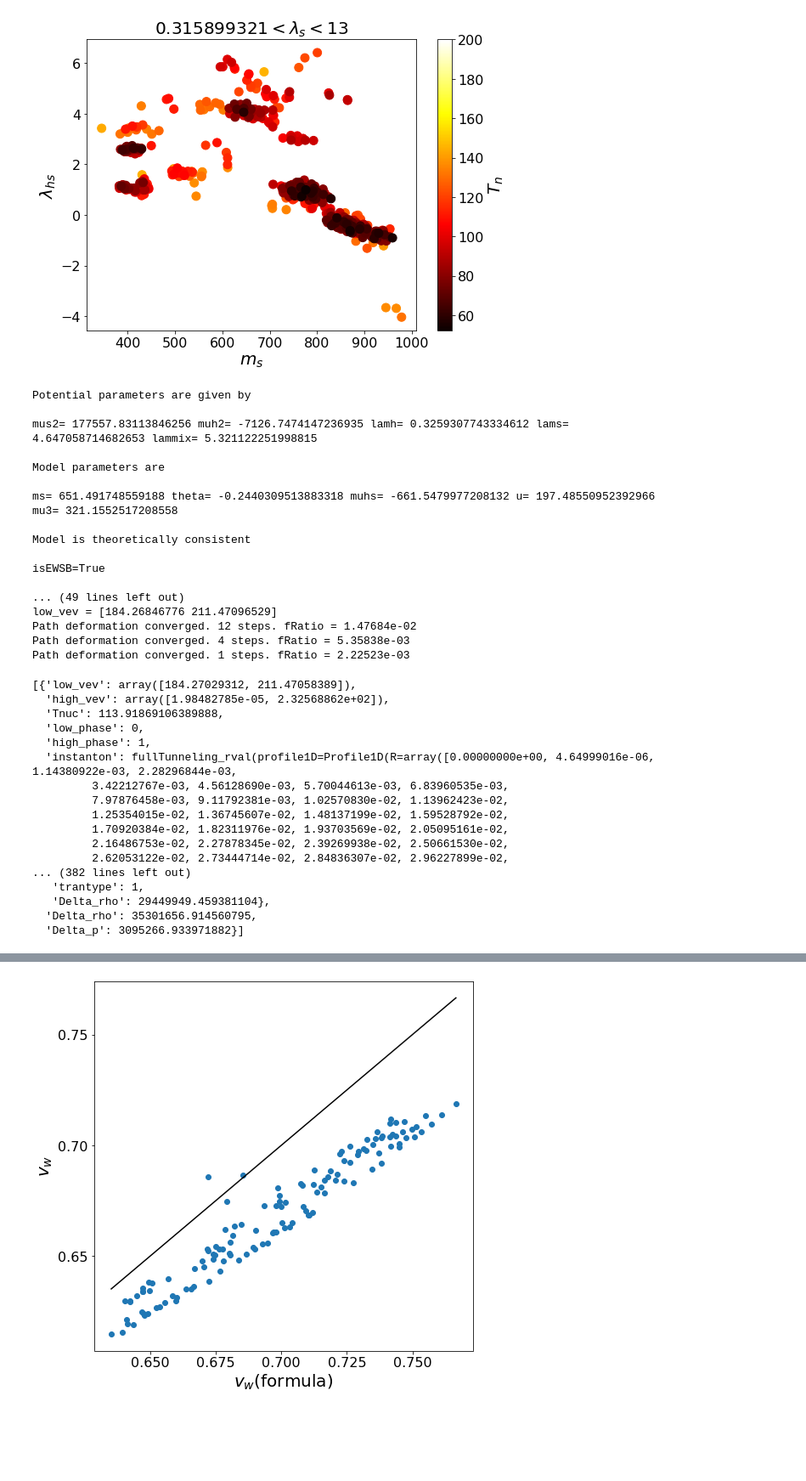
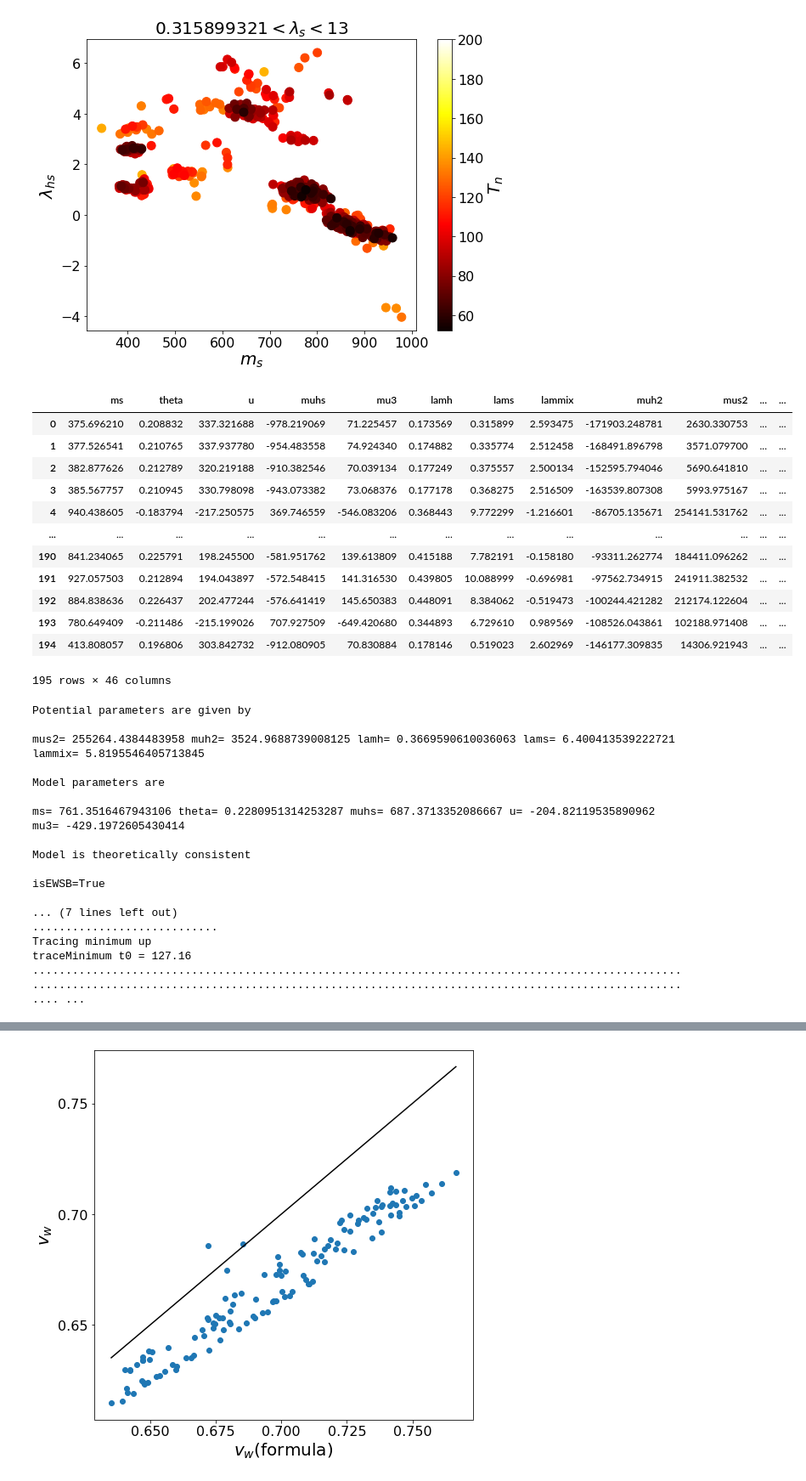
Before and after one commit to PB-316/Z_2breaking-PT-BAU, a Jupyter notebook: wall_veclocity_Z2_breaking.ipynb, the cells around one changed output, grey strips where cells are left out. Shown at 85% size. Saved outputs shown, nothing was run; the diff lists cells and outputs as text; code cells hidden in the pictures; blank space fills up the shorter version.

```diff
--- a/wall_veclocity_Z2_breaking.ipynb
+++ b/wall_veclocity_Z2_breaking.ipynb
@@ -1772,17 +1774,35 @@ plt.tight_layout()
 plt.show()
 # %% [output]
 [figure]
+# %%
+
+
+df=pd.read_csv("SCANS/On_Shell_STRONG_new.csv",index_col=0)
+df1=pd.read_csv("SCANS/Z2_breaking_sols_old.csv",index_col=0)
+df1=pd.read_csv("SCANS/BAU/Z2_breaking_sols_BAU.csv",index_col=0)
+
+df=df[df.alpha_max<df1.alpha_max.min()]
+df
+# %% [output]
+|  | ms | theta | u | muhs | mu3 | lamh | lams | lammix | muh2 | mus2 | ... | ... |
+| 0 | 375.696210 | 0.208832 | 337.321688 | -978.219069 | 71.225457 | 0.173569 | 0.315899 | 2.593475 | -171903.248781 | 2630.330753 | ... | ... |
+| 1 | 377.526541 | 0.210765 | 337.937780 | -954.483558 | 74.924340 | 0.174882 | 0.335774 | 2.512458 | -168491.896798 | 3571.079700 | ... | ... |
+| 2 | 382.877626 | 0.212789 | 320.219188 | -910.382546 | 70.039134 | 0.177249 | 0.375557 | 2.500134 | -152595.794046 | 5690.641810 | ... | ... |
+| 3 | 385.567757 | 0.210945 | 330.798098 | -943.073382 | 73.068376 | 0.177178 | 0.368275 | 2.516509 | -163539.807308 | 5993.975167 | ... | ... |
+| 4 | 940.438605 | -0.183794 | -217.250575 | 369.746559 | -546.083206 | 0.368443 | 9.772299 | -1.216601 | -86705.135671 | 254141.531762 | ... | ... |
+| ... | ... | ... | ... | ... | ... | ... | ... | ... | ... | ... | ... | ... |
+| 190 | 841.234065 | 0.225791 | 198.245500 | -581.951762 | 139.613809 | 0.415188 | 7.782191 | -0.158180 | -93311.262774 | 184411.096262 | ... | ... |
+| 191 | 927.057503 | 0.212894 | 194.043897 | -572.548415 | 141.316530 | 0.439805 | 10.088999 | -0.696981 | -97562.734915 | 241911.382532 | ... | ... |
+| 192 | 884.838636 | 0.226437 | 202.477244 | -576.641419 | 145.650383 | 0.448091 | 8.384062 | -0.519473 | -100244.421282 | 212174.122604 | ... | ... |
+| 193 | 780.649409 | -0.211486 | -215.199026 | 707.927509 | -649.420680 | 0.344893 | 6.729610 | 0.989569 | -108526.043861 | 102188.971408 | ... | ... |
+| 194 | 413.808057 | 0.196806 | 303.842732 | -912.080905 | 70.830884 | 0.178146 | 0.519023 | 2.602969 | -146177.309835 | 14306.921943 | ... | ... |
+195 rows × 46 columns
 # %%
-df1=pd.read_csv("SCANS/BAU/Z2_breaking_sols_BAU.csv",index_col=[0]).sort_values("alpha_max").drop_duplicates()
-df=pd.read_csv("SCANS/to_test_BAU.csv",index_col=[0]).sort_values("alpha_max").drop_duplicates()
-df=df[df.alpha_max<df1.alpha_max.min()]
-df=df.iloc[2:-1]
-#df=df.iloc[[1,14,16,17,19,21,22,23,24,25,26,27,28,29,30,31,32]]
-#df=df.iloc[[1,16,17,19,21,22,23,24,25,26,27,28,30,32]]
-df=df.iloc[[24,25,26,27,28,30,32]]
+df=pd.read_csv("SCANS/Z2_breaking_sols.csv",index_col=0)
+df=df[np.isnan(df.vw)]
 
 #modi=np.random.randint(0,len(df))
-modi=1
+modi=0
 
 m=model1(ms = df.iloc[modi].ms, theta =df.iloc[modi].theta, muhs = df.iloc[modi].muhs,
          u = df.iloc[modi].u, mu3 =df.iloc[modi].mu3)
@@ -1793,41 +1813,21 @@ alltrans=m.findAllTransitions()
 # %% [output]
 Potential parameters are given by
 
-mus2= 177557.83113846256 muh2= -7126.7474147236935 lamh= 0.3259307743334612 lams= 4.647058714682653 lammix= 5.321122251998815
+mus2= 255264.4384483958 muh2= 3524.9688739008125 lamh= 0.3669590610036063 lams= 6.400413539222721 lammix= 5.8195546405713845
 
 Model parameters are
 
-ms= 651.491748559188 theta= -0.2440309513883318 muhs= -661.5479977208132 u= 197.48550952392966 mu3= 321.1552517208558
+ms= 761.3516467943106 theta= 0.2280951314253287 muhs= 687.3713352086667 u= -204.82119535890962 mu3= -429.1972605430414
 
 Model is theoretically consistent
 
 isEWSB=True
 
-... (49 lines left out)
-low_vev = [184.26846776 211.47096529]
-Path deformation converged. 12 steps. fRatio = 1.47684e-02
-Path deformation converged. 4 steps. fRatio = 5.35838e-03
-Path deformation converged. 1 steps. fRatio = 2.22523e-03
+... (7 lines left out)
+............................
+Tracing minimum up
+traceMinimum t0 = 127.16
+........................................................................................................................................................................................................ ...
-# %%
-alltrans
-# %% [output]
-[{'low_vev': array([184.27029312, 211.47058389]),
-  'high_vev': array([1.98482785e-05, 2.32568862e+02]),
-  'Tnuc': 113.91869106389888,
-  'low_phase': 0,
-  'high_phase': 1,
-  'instanton': fullTunneling_rval(profile1D=Profile1D(R=array([0.00000000e+00, 4.64999016e-06, 1.14380922e-03, 2.28296844e-03,
-         3.42212767e-03, 4.56128690e-03, 5.70044613e-03, 6.83960535e-03,
-         7.97876458e-03, 9.11792381e-03, 1.02570830e-02, 1.13962423e-02,
-         1.25354015e-02, 1.36745607e-02, 1.48137199e-02, 1.59528792e-02,
-         1.70920384e-02, 1.82311976e-02, 1.93703569e-02, 2.05095161e-02,
-         2.16486753e-02, 2.27878345e-02, 2.39269938e-02, 2.50661530e-02,
-         2.62053122e-02, 2.73444714e-02, 2.84836307e-02, 2.96227899e-02,
-... (382 lines left out)
-   'trantype': 1,
-   'Delta_rho': 29449949.459381104},
-  'Delta_rho': 35301656.914560795,
-  'Delta_p': 3095266.933971882}]
 # %%
 clevs=50
 myN = 170
```
Also changed, not shown: parts of 12 cells of this notebook, 48 other files.
